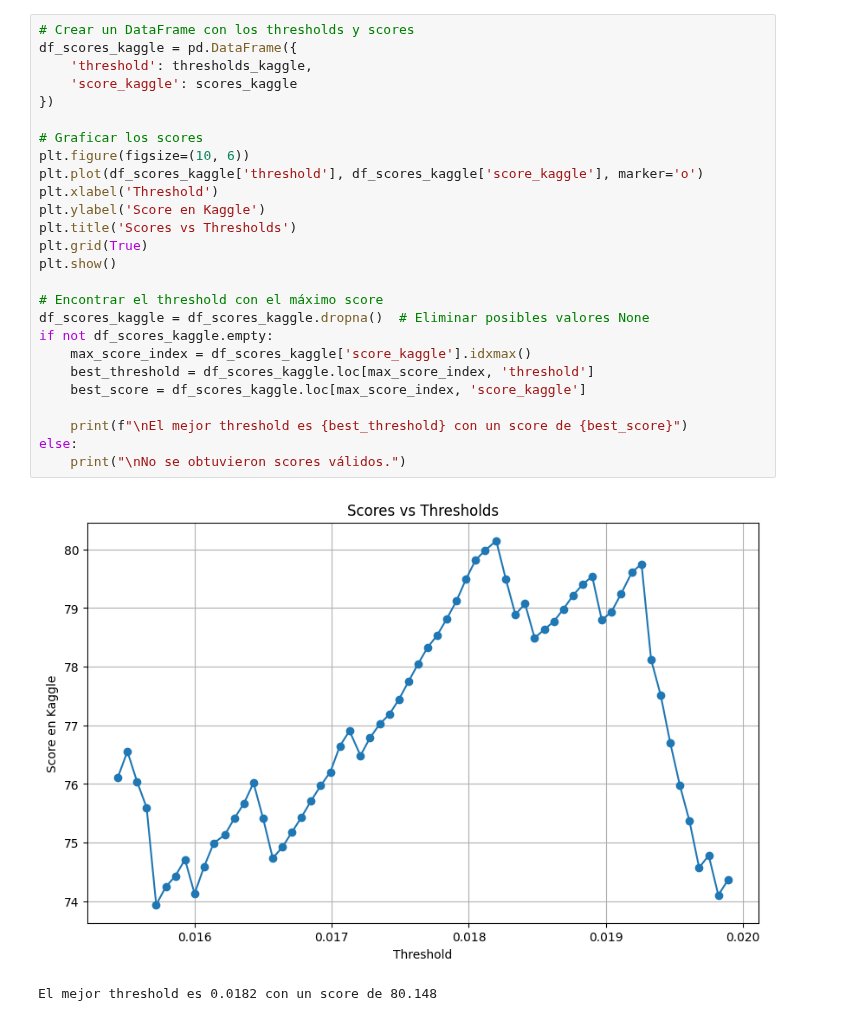
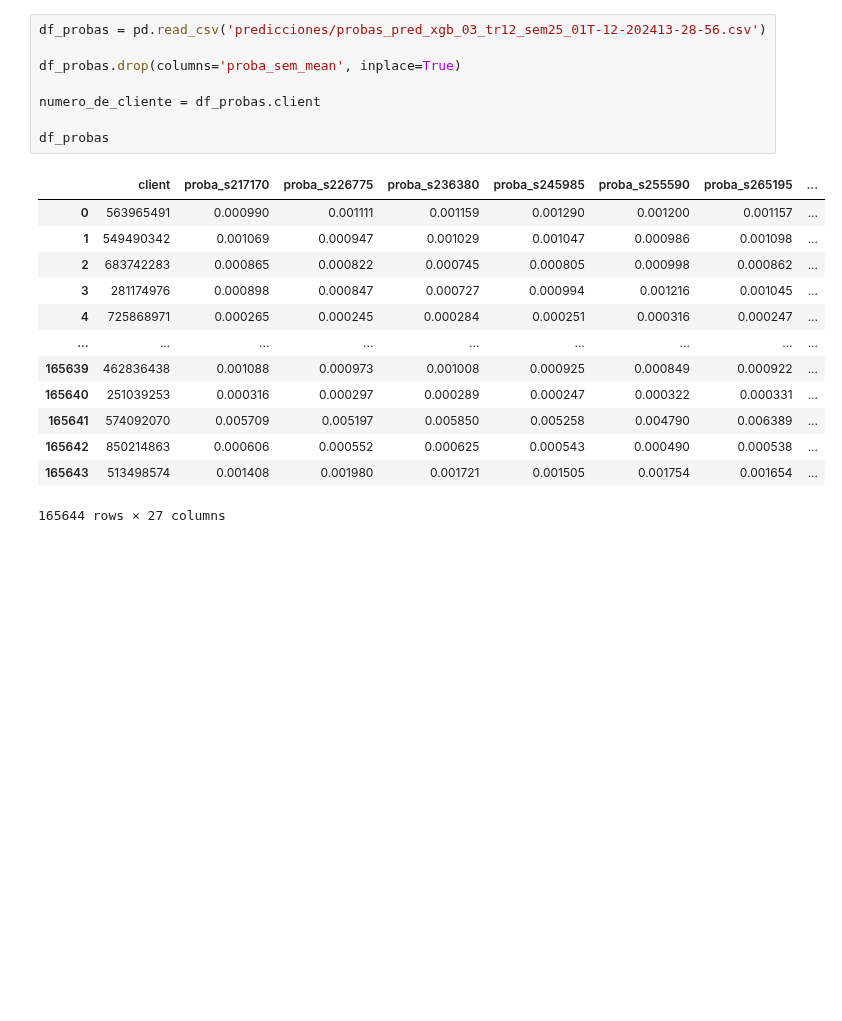
Before and after one commit to sstedoldi/dmeyf2024, a Jupyter notebook: comp_03/comp03_kaggle_api_sub.ipynb, the cells around one changed output. Drawn from its saved outputs; the diff is of its cells as text; blank space fills up the shorter version.

```diff
--- a/comp_03/comp03_kaggle_api_sub.ipynb
+++ b/comp_03/comp03_kaggle_api_sub.ipynb
@@ -175,29 +21,22 @@ Enviando submission con threshold 0.01622...
-# %%
-# Crear un DataFrame con los thresholds y scores
-df_scores_kaggle = pd.DataFrame({
-    'threshold': thresholds_kaggle,
-    'score_kaggle': scores_kaggle
-})
-
-# Graficar los scores
-plt.figure(figsize=(10, 6))
-plt.plot(df_scores_kaggle['threshold'], df_scores_kaggle['score_kaggle'], marker='o')
-plt.xlabel('Threshold')
-plt.ylabel('Score en Kaggle')
-plt.title('Scores vs Thresholds')
-plt.grid(True)
-plt.show()
-
-# Encontrar el threshold con el máximo score
-df_scores_kaggle = df_scores_kaggle.dropna()  # Eliminar posibles valores None
-if not df_scores_kaggle.empty:
-    max_score_index = df_scores_kaggle['score_kaggle'].idxmax()
-    best_threshold = df_scores_kaggle.loc[max_score_index, 'threshold']
-    best_score = df_scores_kaggle.loc[max_score_index, 'score_kaggle']
-
-    print(f"\nEl mejor threshold es {best_threshold} con un score de {best_score}")
-else:
-    print("\nNo se obtuvieron scores válidos.")
-# %% [output]
-[figure, removed]
-El mejor threshold es 0.0182 con un score de 80.148
+# %%
+df_probas = pd.read_csv('predicciones/probas_pred_xgb_03_tr12_sem25_01T-12-202413-28-56.csv')
+
+df_probas.drop(columns='proba_sem_mean', inplace=True)
+
+numero_de_cliente = df_probas.client
+
+df_probas
+# %% [output]
+|  | client | proba_s217170 | proba_s226775 | proba_s236380 | proba_s245985 | proba_s255590 | proba_s265195 | ... |
+| 0 | 563965491 | 0.000990 | 0.001111 | 0.001159 | 0.001290 | 0.001200 | 0.001157 | ... |
+| 1 | 549490342 | 0.001069 | 0.000947 | 0.001029 | 0.001047 | 0.000986 | 0.001098 | ... |
+| 2 | 683742283 | 0.000865 | 0.000822 | 0.000745 | 0.000805 | 0.000998 | 0.000862 | ... |
+| 3 | 281174976 | 0.000898 | 0.000847 | 0.000727 | 0.000994 | 0.001216 | 0.001045 | ... |
+| 4 | 725868971 | 0.000265 | 0.000245 | 0.000284 | 0.000251 | 0.000316 | 0.000247 | ... |
+| ... | ... | ... | ... | ... | ... | ... | ... | ... |
+| 165639 | 462836438 | 0.001088 | 0.000973 | 0.001008 | 0.000925 | 0.000849 | 0.000922 | ... |
+| 165640 | 251039253 | 0.000316 | 0.000297 | 0.000289 | 0.000247 | 0.000322 | 0.000331 | ... |
+| 165641 | 574092070 | 0.005709 | 0.005197 | 0.005850 | 0.005258 | 0.004790 | 0.006389 | ... |
+| 165642 | 850214863 | 0.000606 | 0.000552 | 0.000625 | 0.000543 | 0.000490 | 0.000538 | ... |
+| 165643 | 513498574 | 0.001408 | 0.001980 | 0.001721 | 0.001505 | 0.001754 | 0.001654 | ... |
+165644 rows × 27 columns
```
Also changed, not shown: parts of 19 cells of this notebook, 3 other files.
